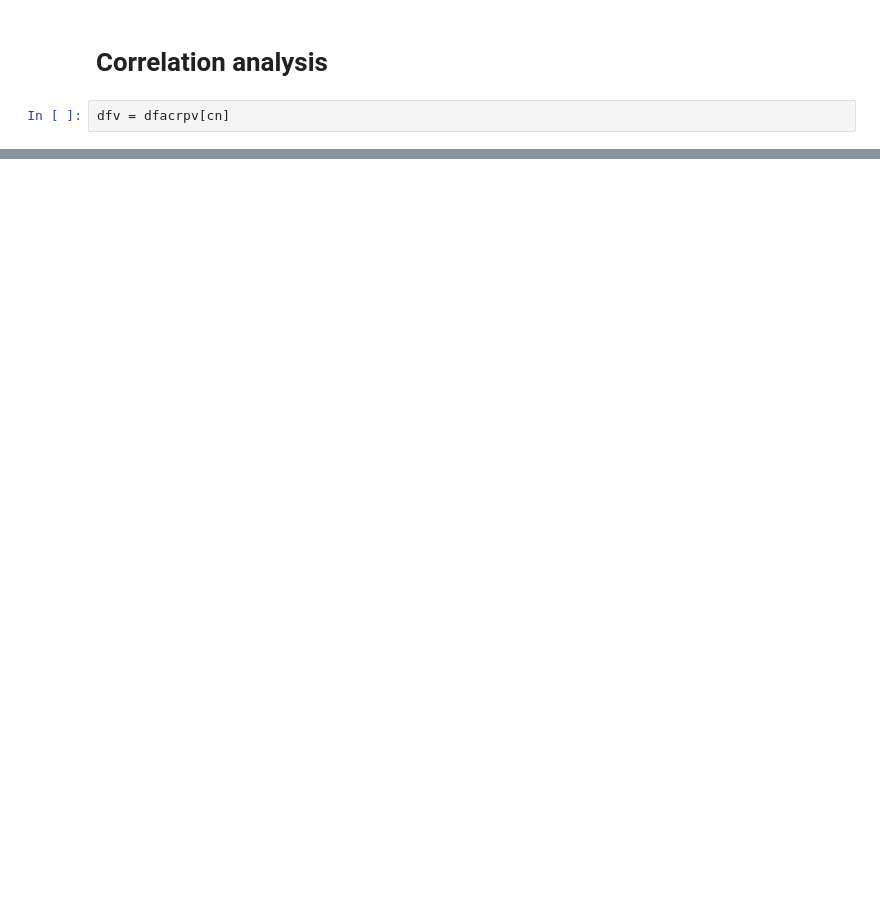
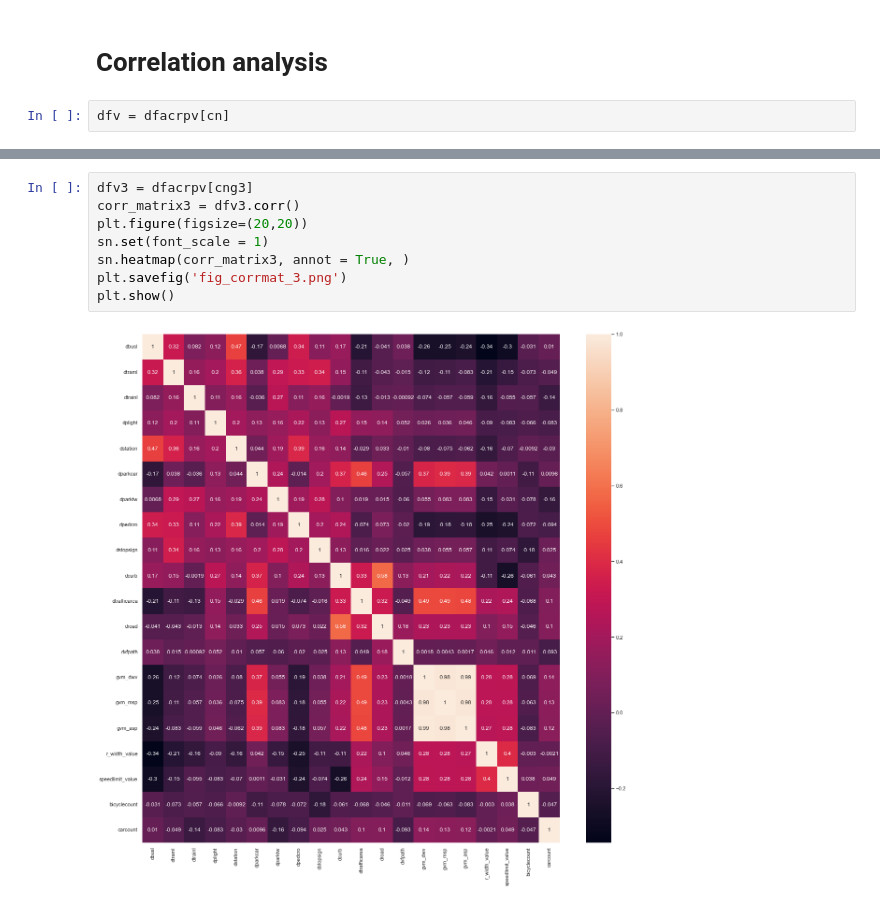
Before and after one commit to yeluH/MT_FI, a Jupyter notebook: Notebooks/0_Regression_presence_of_accident.ipynb, the cells around one changed output, grey strips where cells are left out. Saved outputs shown, nothing was run; the diff lists cells and outputs as text; blank space fills up the shorter version.

```diff
--- a/Notebooks/0_Regression_presence_of_accident.ipynb
+++ b/Notebooks/0_Regression_presence_of_accident.ipynb
@@ -1941,0 +1784,10 @@ plt.show()
+# %%
+dfv3 = dfacrpv[cng3]
+corr_matrix3 = dfv3.corr()
+plt.figure(figsize=(20,20))
+sn.set(font_scale = 1)
+sn.heatmap(corr_matrix3, annot = True, )
+plt.savefig('fig_corrmat_3.png')
+plt.show()
+# %% [output]
+[figure, added]
```
Also changed, not shown: parts of 94 cells of this notebook.
